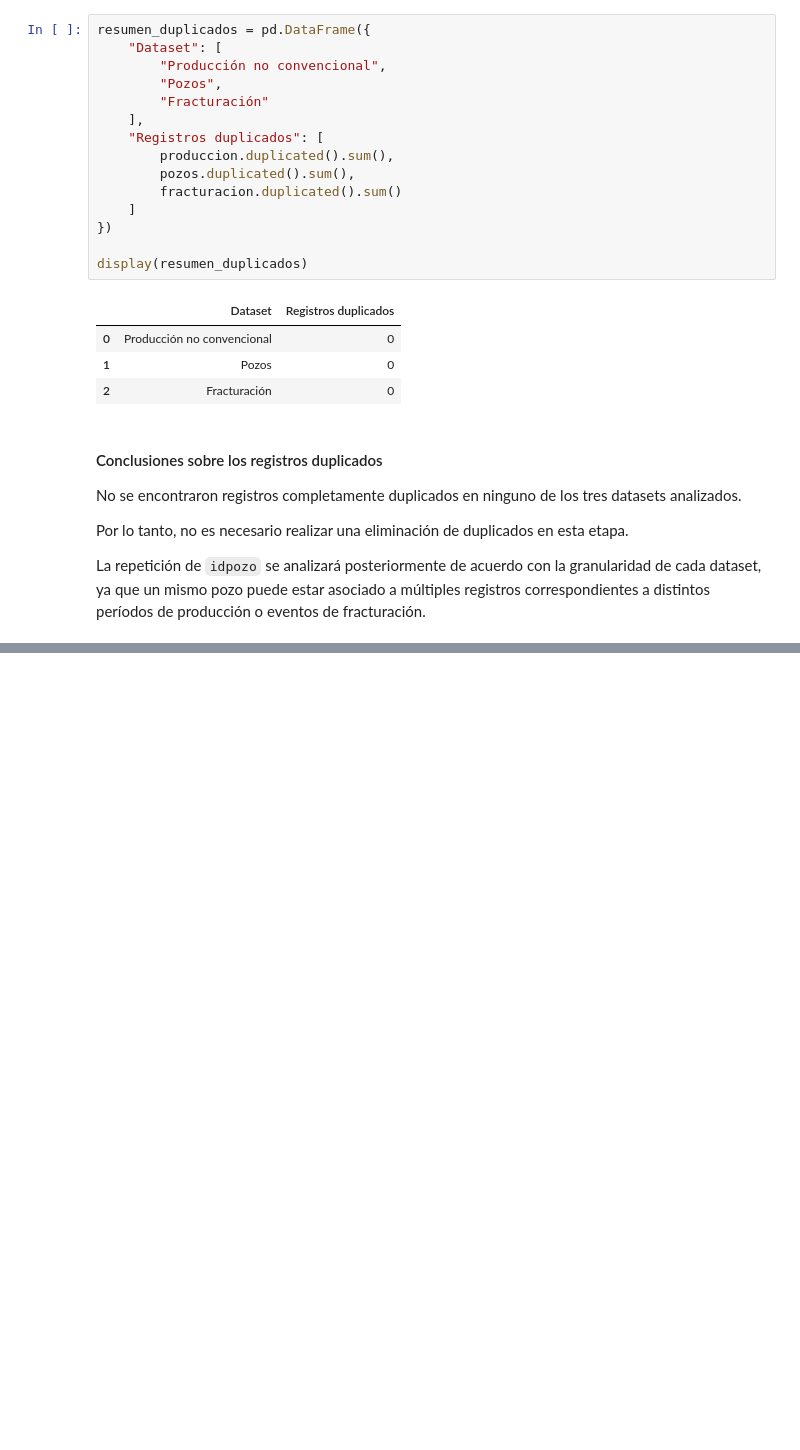
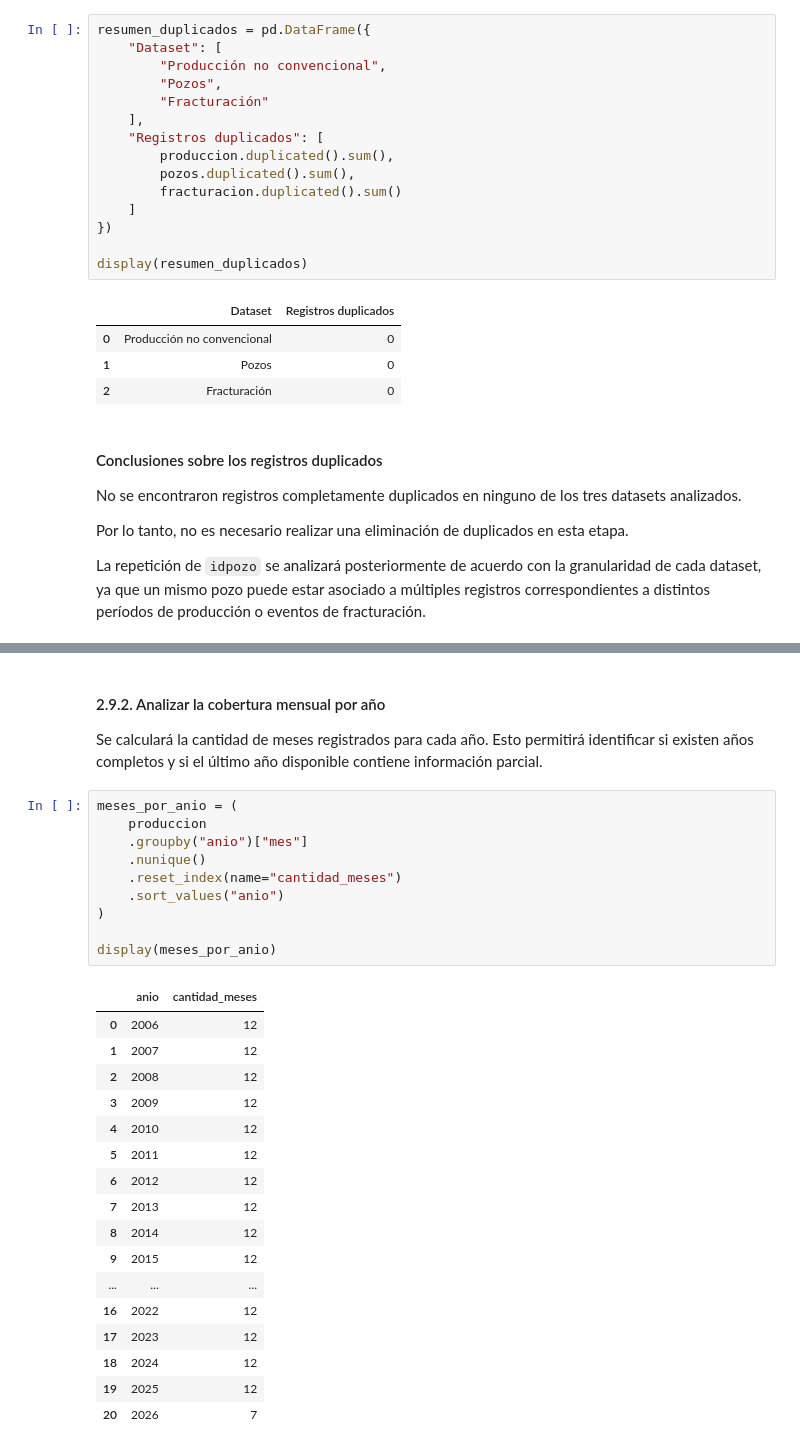
Before and after one commit to alexParedes027/oil-production-prediction, a Jupyter notebook: notebooks/01_exploracion_datos.ipynb, the cells around one changed output, grey strips where cells are left out. Saved outputs shown, nothing was run; the diff lists cells and outputs as text; blank space fills up the shorter version.

```diff
--- a/notebooks/01_exploracion_datos.ipynb
+++ b/notebooks/01_exploracion_datos.ipynb
@@ -530,0 +732,32 @@ La repetición de `idpozo` se analizará posteriormente de acuerdo con la granul
+# %% [markdown]
+#### 2.9.2. Analizar la cobertura mensual por año
+
+Se calculará la cantidad de meses registrados para cada año. Esto permitirá identificar si existen años completos y si el último año disponible contiene información parcial.
+# %%
+meses_por_anio = (
+    produccion
+    .groupby("anio")["mes"]
+    .nunique()
+    .reset_index(name="cantidad_meses")
+    .sort_values("anio")
+)
+
+display(meses_por_anio)
+# %% [output]
+|  | anio | cantidad_meses |
+| 0 | 2006 | 12 |
+| 1 | 2007 | 12 |
+| 2 | 2008 | 12 |
+| 3 | 2009 | 12 |
+| 4 | 2010 | 12 |
+| 5 | 2011 | 12 |
+| 6 | 2012 | 12 |
+| 7 | 2013 | 12 |
+| 8 | 2014 | 12 |
+| 9 | 2015 | 12 |
+| ... | ... | ... |
+| 16 | 2022 | 12 |
+| 17 | 2023 | 12 |
+| 18 | 2024 | 12 |
+| 19 | 2025 | 12 |
+| 20 | 2026 | 7 |
```
Also changed, not shown: parts of 28 cells of this notebook.
